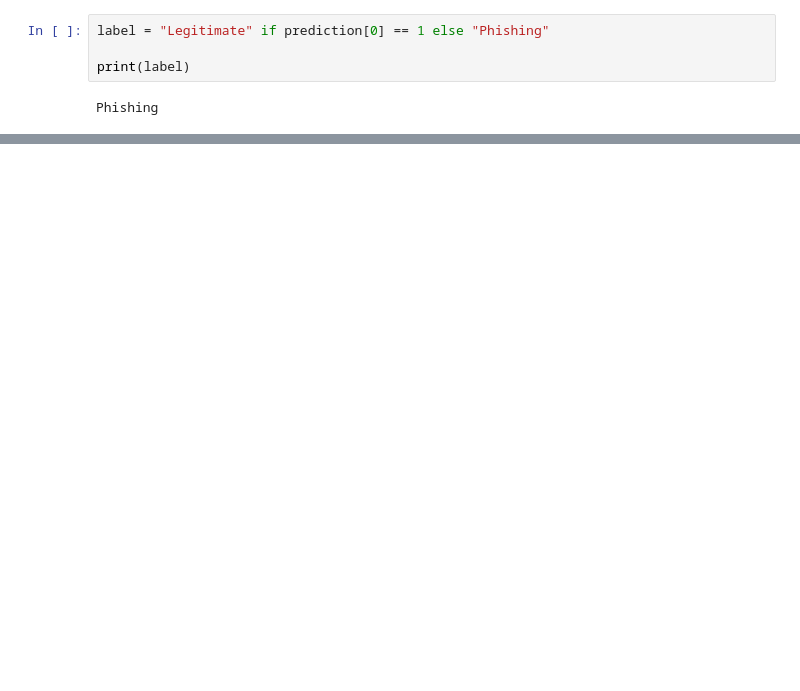
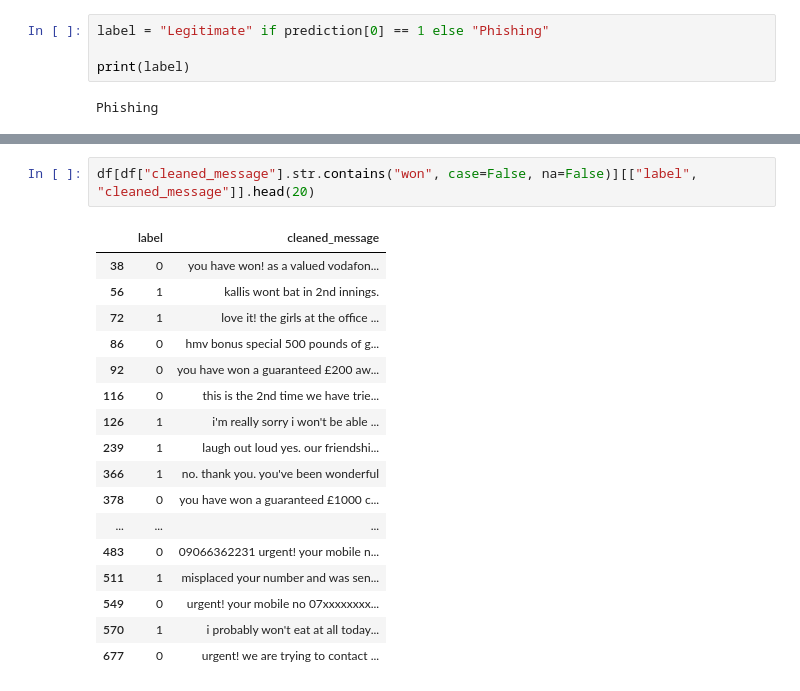
Before and after one commit to BinitaPandey12/phishing-detection-ml-system, a Jupyter notebook: notebooks/phishing_msg_preparation.ipynb, the cells around one changed output, grey strips where cells are left out. Saved outputs shown, nothing was run; the diff lists cells and outputs as text; blank space fills up the shorter version.

```diff
--- a/notebooks/phishing_msg_preparation.ipynb
+++ b/notebooks/phishing_msg_preparation.ipynb
@@ -970,0 +1050,20 @@ Phishing
+# %%
+df[df["cleaned_message"].str.contains("won", case=False, na=False)][["label", "cleaned_message"]].head(20)
+# %% [output]
+|  | label | cleaned_message |
+| 38 | 0 | you have won! as a valued vodafon... |
+| 56 | 1 | kallis wont bat in 2nd innings. |
+| 72 | 1 | love it! the girls at the office ... |
+| 86 | 0 | hmv bonus special 500 pounds of g... |
+| 92 | 0 | you have won a guaranteed £200 aw... |
+| 116 | 0 | this is the 2nd time we have trie... |
+| 126 | 1 | i'm really sorry i won't be able ... |
+| 239 | 1 | laugh out loud yes. our friendshi... |
+| 366 | 1 | no. thank you. you've been wonderful |
+| 378 | 0 | you have won a guaranteed £1000 c... |
+| ... | ... | ... |
+| 483 | 0 | 09066362231 urgent! your mobile n... |
+| 511 | 1 | misplaced your number and was sen... |
+| 549 | 0 | urgent! your mobile no 07xxxxxxxx... |
+| 570 | 1 | i probably won't eat at all today... |
+| 677 | 0 | urgent! we are trying to contact ... |
```
Also changed, not shown: parts of 32 cells of this notebook, 13 other files.
